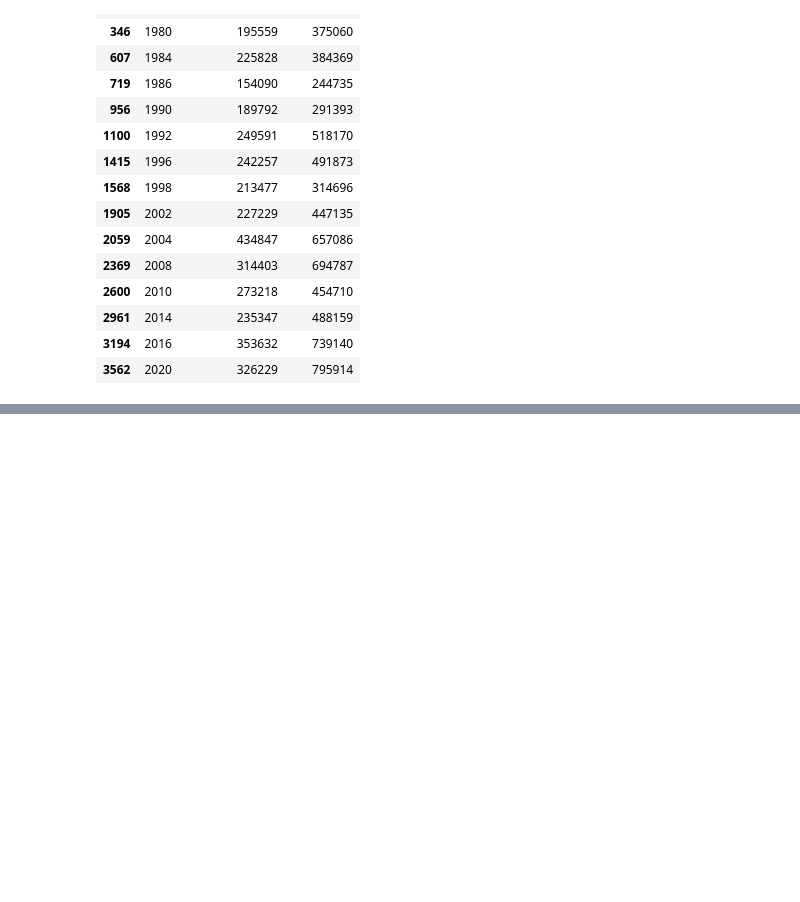
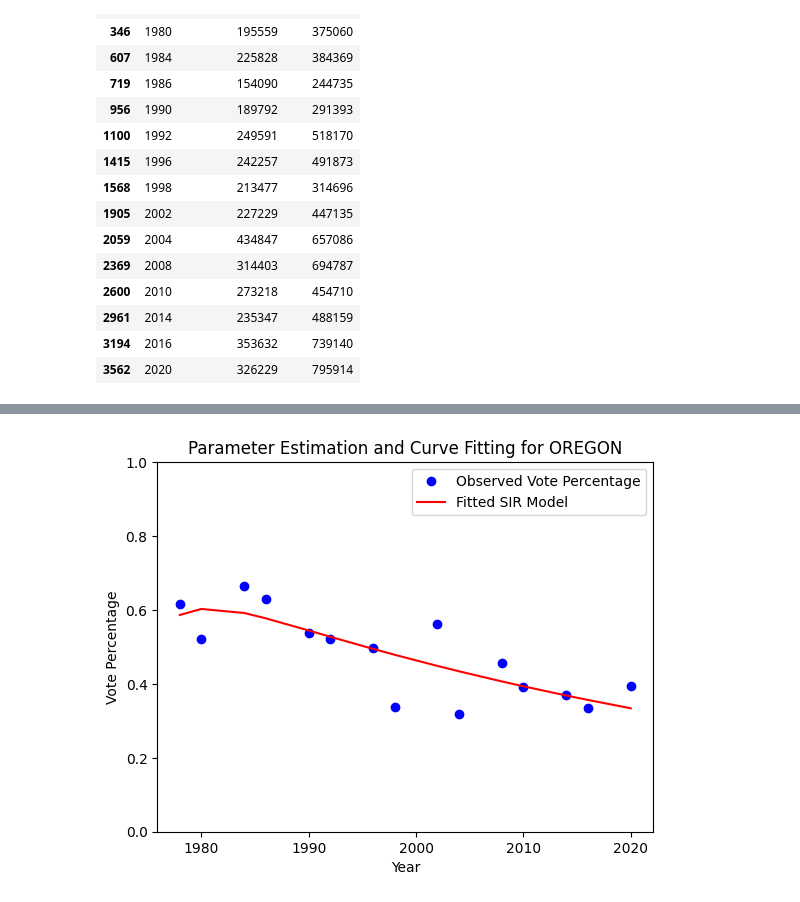
Before and after one commit to alanroyce20102003/bt5240, a Jupyter notebook: main.ipynb, the cells around one changed output, grey strips where cells are left out. Drawn from its saved outputs; the diff is of its cells as text; code cells hidden in the pictures; blank space fills up the shorter version.

```diff
--- a/main.ipynb
+++ b/main.ipynb
@@ -121,0 +180,11 @@ plt.show()
+# %%
+plt.plot(year, vote_percentage, 'bo', label='Observed Vote Percentage')
+plt.plot(year, test_fit, 'r-', label='Fitted SIR Model')
+plt.xlabel('Year')
+plt.ylabel('Vote Percentage')
+plt.ylim(0, 1)
+plt.legend()
+plt.title('Parameter Estimation and Curve Fitting for OREGON')
+plt.show()
+# %% [output]
+[figure, added]
```
Also changed, not shown: parts of 10 cells of this notebook, 1 other file.
